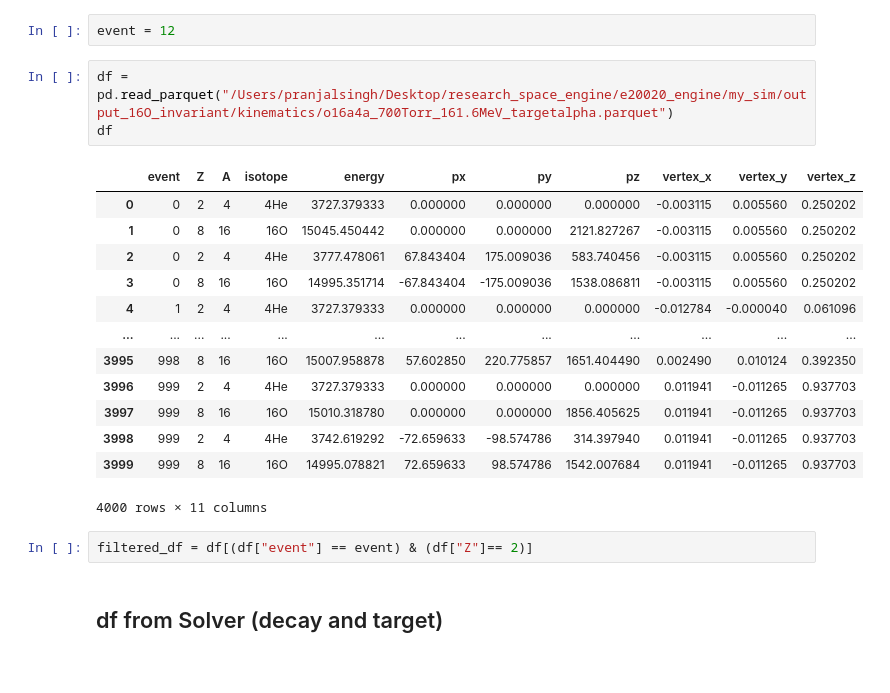
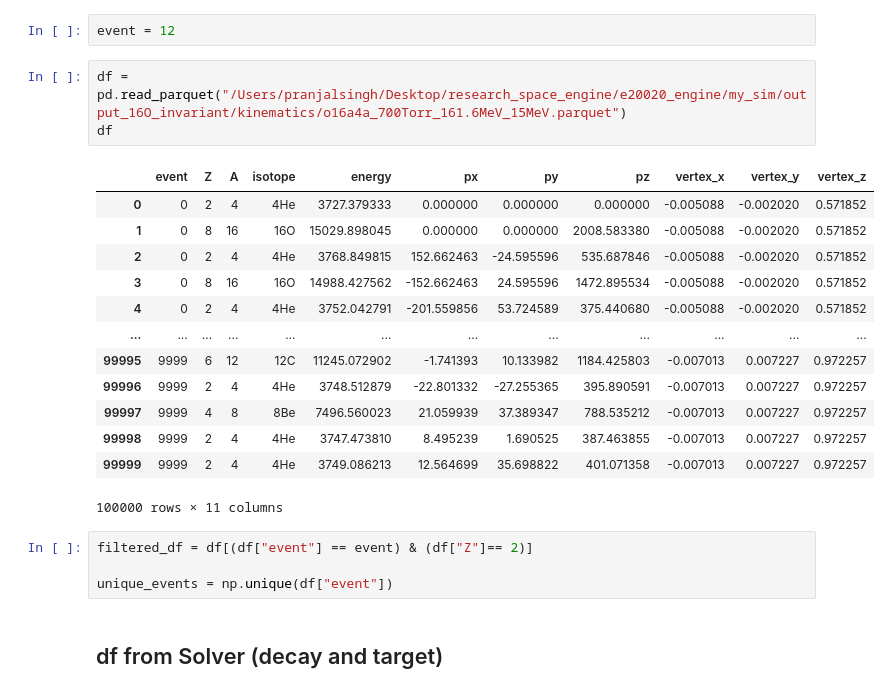
Before and after one commit to singhp99/e20020_engine, a Jupyter notebook: my_sim/examine_physics.ipynb, the cells around one changed output. Saved outputs shown, nothing was run; the diff lists cells and outputs as text.

```diff
--- a/my_sim/examine_physics.ipynb
+++ b/my_sim/examine_physics.ipynb
@@ -87,24 +96,26 @@ Beam energy range in AT-TPC: 157.09712267434188-105.57921358612244 MeV
 # %%
 event = 12
 # %%
-df = pd.read_parquet("/Users/pranjalsingh/Desktop/research_space_engine/e20020_engine/my_sim/output_16O_invariant/kinematics/o16a4a_700Torr_161.6MeV_targetalpha.parquet")
+df = pd.read_parquet("/Users/pranjalsingh/Desktop/research_space_engine/e20020_engine/my_sim/output_16O_invariant/kinematics/o16a4a_700Torr_161.6MeV_15MeV.parquet")
 df
 # %% [output]
 |  | event | Z | A | isotope | energy | px | py | pz | vertex_x | vertex_y | vertex_z |
-| 0 | 0 | 2 | 4 | 4He | 3727.379333 | 0.000000 | 0.000000 | 0.000000 | -0.003115 | 0.005560 | 0.250202 |
-| 1 | 0 | 8 | 16 | 16O | 15045.450442 | 0.000000 | 0.000000 | 2121.827267 | -0.003115 | 0.005560 | 0.250202 |
-| 2 | 0 | 2 | 4 | 4He | 3777.478061 | 67.843404 | 175.009036 | 583.740456 | -0.003115 | 0.005560 | 0.250202 |
-| 3 | 0 | 8 | 16 | 16O | 14995.351714 | -67.843404 | -175.009036 | 1538.086811 | -0.003115 | 0.005560 | 0.250202 |
-| 4 | 1 | 2 | 4 | 4He | 3727.379333 | 0.000000 | 0.000000 | 0.000000 | -0.012784 | -0.000040 | 0.061096 |
+| 0 | 0 | 2 | 4 | 4He | 3727.379333 | 0.000000 | 0.000000 | 0.000000 | -0.005088 | -0.002020 | 0.571852 |
+| 1 | 0 | 8 | 16 | 16O | 15029.898045 | 0.000000 | 0.000000 | 2008.583380 | -0.005088 | -0.002020 | 0.571852 |
+| 2 | 0 | 2 | 4 | 4He | 3768.849815 | 152.662463 | -24.595596 | 535.687846 | -0.005088 | -0.002020 | 0.571852 |
+| 3 | 0 | 8 | 16 | 16O | 14988.427562 | -152.662463 | 24.595596 | 1472.895534 | -0.005088 | -0.002020 | 0.571852 |
+| 4 | 0 | 2 | 4 | 4He | 3752.042791 | -201.559856 | 53.724589 | 375.440680 | -0.005088 | -0.002020 | 0.571852 |
 | ... | ... | ... | ... | ... | ... | ... | ... | ... | ... | ... | ... |
-| 3995 | 998 | 8 | 16 | 16O | 15007.958878 | 57.602850 | 220.775857 | 1651.404490 | 0.002490 | 0.010124 | 0.392350 |
-| 3996 | 999 | 2 | 4 | 4He | 3727.379333 | 0.000000 | 0.000000 | 0.000000 | 0.011941 | -0.011265 | 0.937703 |
-| 3997 | 999 | 8 | 16 | 16O | 15010.318780 | 0.000000 | 0.000000 | 1856.405625 | 0.011941 | -0.011265 | 0.937703 |
-| 3998 | 999 | 2 | 4 | 4He | 3742.619292 | -72.659633 | -98.574786 | 314.397940 | 0.011941 | -0.011265 | 0.937703 |
-| 3999 | 999 | 8 | 16 | 16O | 14995.078821 | 72.659633 | 98.574786 | 1542.007684 | 0.011941 | -0.011265 | 0.937703 |
+| 99995 | 9999 | 6 | 12 | 12C | 11245.072902 | -1.741393 | 10.133982 | 1184.425803 | -0.007013 | 0.007227 | 0.972257 |
+| 99996 | 9999 | 2 | 4 | 4He | 3748.512879 | -22.801332 | -27.255365 | 395.890591 | -0.007013 | 0.007227 | 0.972257 |
+| 99997 | 9999 | 4 | 8 | 8Be | 7496.560023 | 21.059939 | 37.389347 | 788.535212 | -0.007013 | 0.007227 | 0.972257 |
+| 99998 | 9999 | 2 | 4 | 4He | 3747.473810 | 8.495239 | 1.690525 | 387.463855 | -0.007013 | 0.007227 | 0.972257 |
+| 99999 | 9999 | 2 | 4 | 4He | 3749.086213 | 12.564699 | 35.698822 | 401.071358 | -0.007013 | 0.007227 | 0.972257 |
-4000 rows × 11 columns
+100000 rows × 11 columns
 # %%
 filtered_df = df[(df["event"] == event) & (df["Z"]== 2)]
+
+unique_events = np.unique(df["event"])
 # %% [markdown]
 ## df from Solver (decay and target)
 # %%
```
Also changed, not shown: parts of 9 cells of this notebook, 3 other files.
